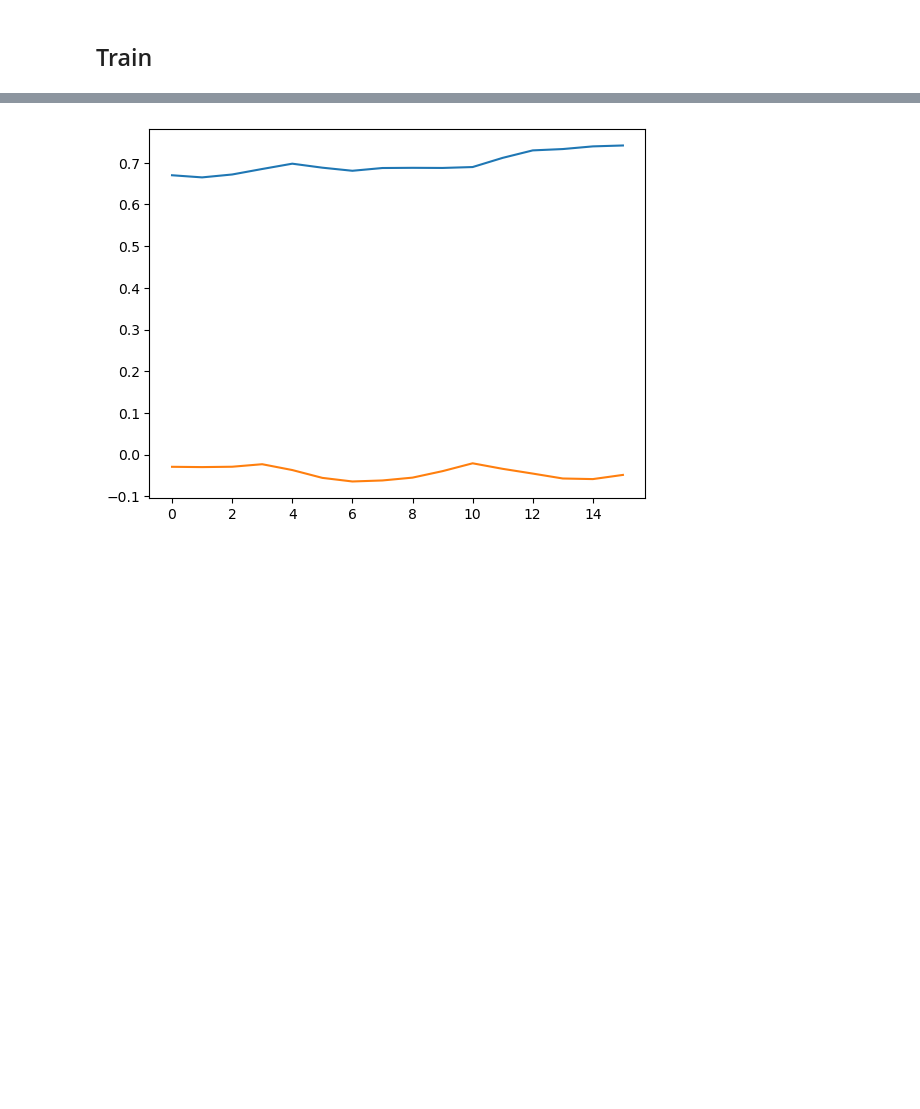
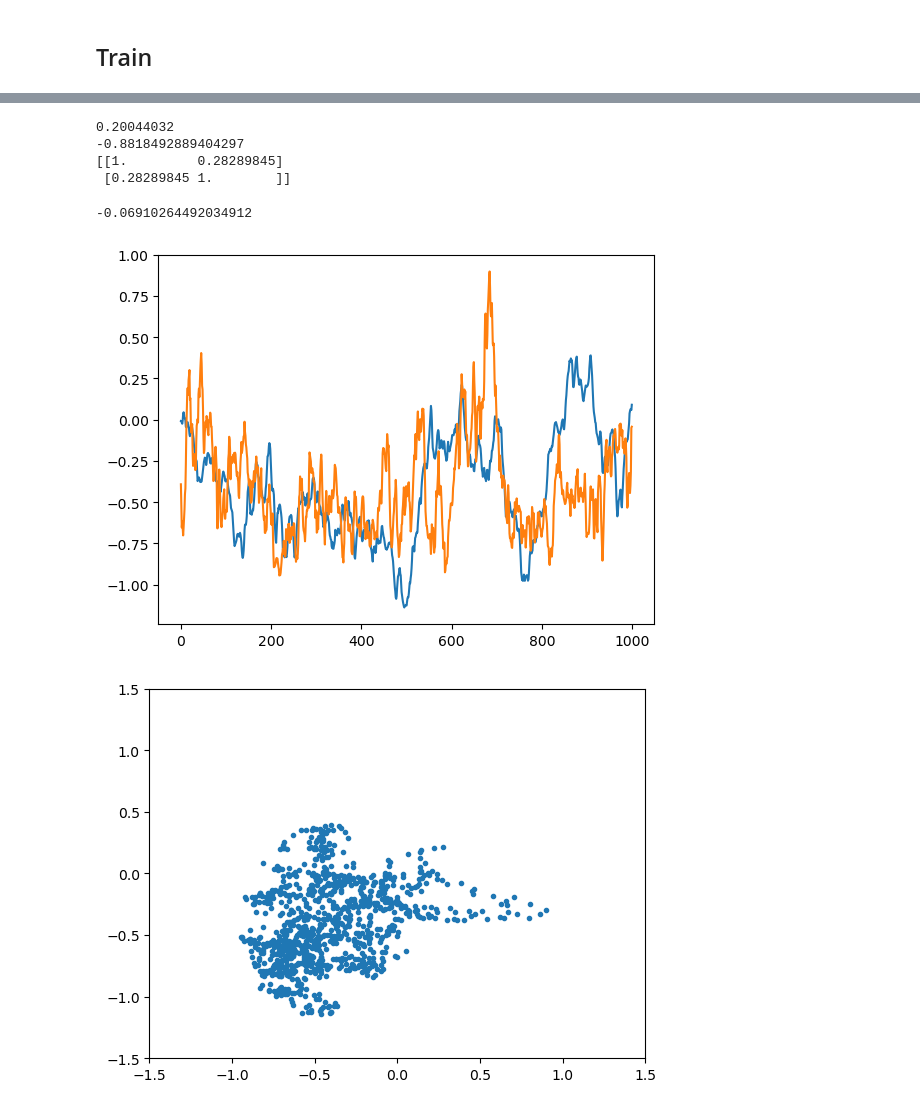
Before and after one commit to WillyChap/ViT_XAI, a Jupyter notebook: Models/LRP_ENSO.ipynb, the cells around one changed output, grey strips where cells are left out. Saved outputs shown, nothing was run; the diff lists cells and outputs as text; code cells hidden in the pictures; blank space fills up the shorter version.

```diff
--- a/Models/LRP_ENSO.ipynb
+++ b/Models/LRP_ENSO.ipynb
@@ -299,6 +298,40 @@ outputs = model(inputs.to(device))
+# %%
+Xval_check = torch.nan_to_num(torch.tensor(np.array(x_val_anom['SST']), dtype=torch.float32)).unsqueeze(0)
+Xval_check_flipped = np.swapaxes(Xval_check,0,1)
+
+pred = model(Xval_check_flipped[-1000:].to(device))
+true = torch.tensor(np.array(y_val_anom['TREHT'][-1000:, ilat, ilon]), dtype=torch.float32)
+
+mse = np.mean((pred.cpu().detach().numpy() - true.cpu().detach().numpy())**2)
+print(mse) # this looks reasonable...
+r2 = 1 - mse/np.var(true.cpu().detach().numpy())
+print(r2) # WHY IS THIS NEGATIVE?? Should be close to 0.36
+
+corr = np.corrcoef(pred.cpu().detach().numpy().squeeze(1),true.cpu().detach().numpy())
+print(corr)
+# %% [output]
+0.20044032
+-0.8818492889404297
+[[1.         0.28289845]
+ [0.28289845 1.        ]]
+# %%
+# trying Tony idea to fit a linear model
+true_std = (true.cpu().detach().numpy() - np.mean(true.cpu().detach().numpy(),axis=0))/np.std(true.cpu().detach().numpy(),axis=0)
+pred_std = (pred.cpu().detach().numpy() - np.mean(pred.cpu().detach().numpy(),axis=0))/np.std(pred.cpu().detach().numpy(),axis=0)
+
+pred_linear = 0.28*pred_std*np.std(pred.cpu().detach().numpy(),axis=0) + np.mean(true.cpu().detach().numpy(),axis=0)
+1-(np.mean((pred_linear - true.cpu().detach().numpy())**2)/np.var(true.cpu().detach().numpy()))
+# %% [output]
+-0.06910264492034912
 # %%
-plt.plot(labels.cpu().detach().numpy())
-plt.plot(outputs.cpu().detach().numpy())
+plt.plot(Yval_check.cpu().detach().numpy())
+plt.plot(Xval_outputs.cpu().detach().numpy())
 plt.show()
+
+plt.plot(Xval_outputs.cpu().detach().numpy(),Yval_check.cpu().detach().numpy(),linewidth=0,marker='.')
+plt.xlim(-1.5,1.5)
+plt.ylim(-1.5,1.5)
+plt.show()
 # %% [output]
-[figure, old version]
+[figure, new version]
+[figure, added]
```
Also changed, not shown: parts of 19 cells of this notebook, 1 other file.
